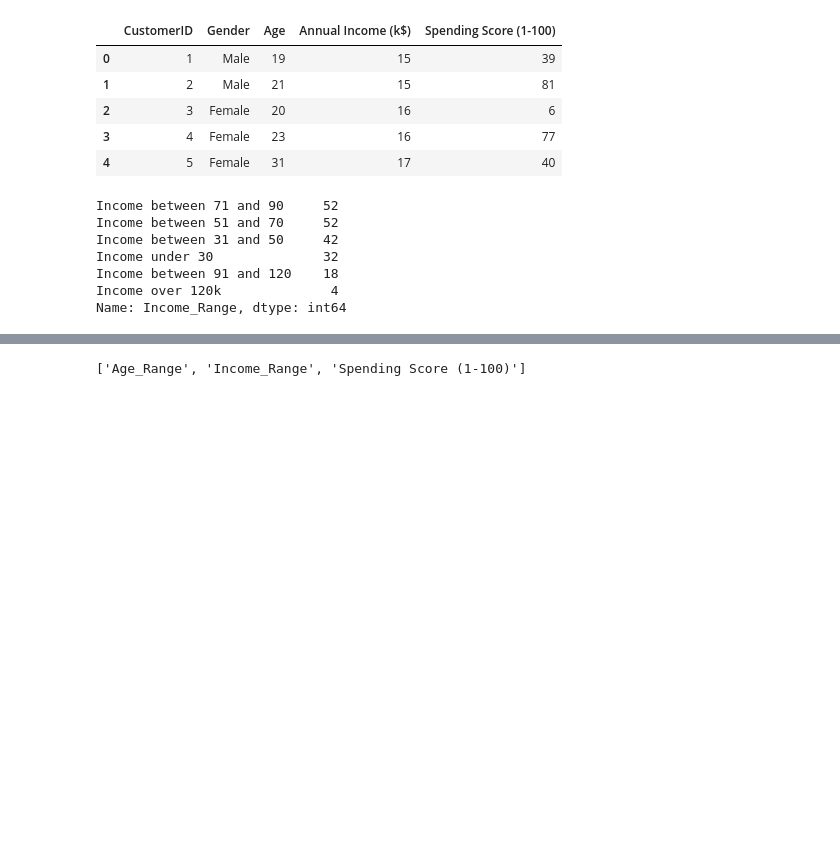
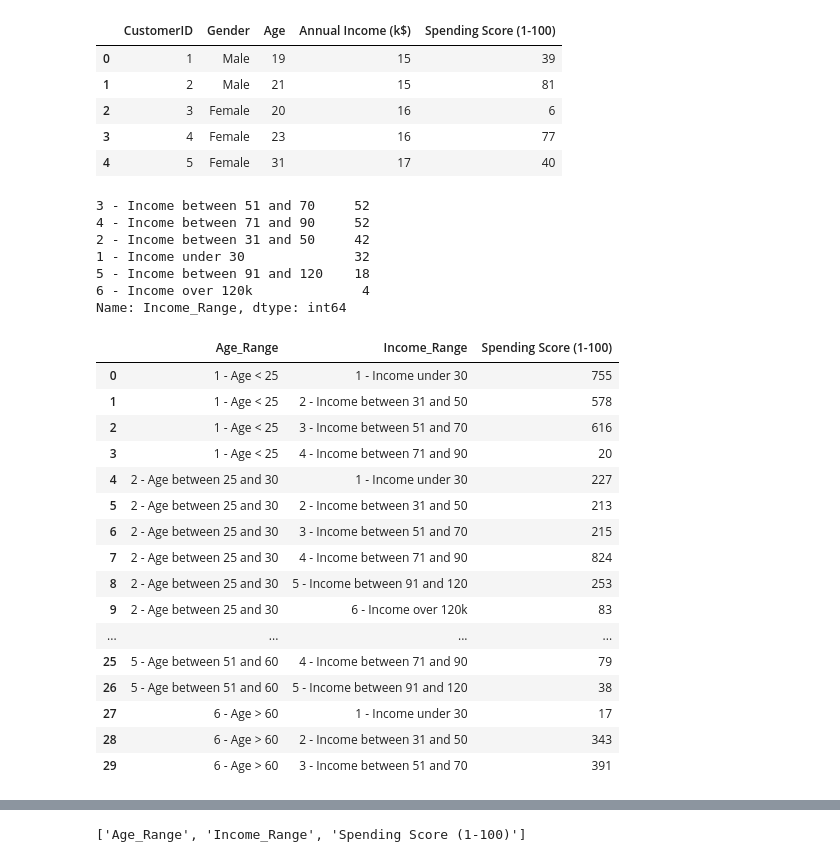
Before and after one commit to Saranyanv/test, a Jupyter notebook: 455_Assignment3.ipynb, the cells around one changed output, grey strips where cells are left out. Drawn from its saved outputs; the diff is of its cells as text; code cells hidden in the pictures; blank space fills up the shorter version.

```diff
--- a/455_Assignment3.ipynb
+++ b/455_Assignment3.ipynb
@@ -71,30 +71,30 @@ Mall_Customers.head(5)
 | 3 | 4 | Female | 23 | 16 | 77 |
 | 4 | 5 | Female | 31 | 17 | 40 |
 # %%
-Mall_Customers['Age_Range']='Age - No Range'
-Mall_Customers.loc[Mall_Customers['Age'].between(18, 24, inclusive = True), 'Age_Range'] = 'Age under 25'
-Mall_Customers.loc[Mall_Customers['Age'].between(25, 30, inclusive = True), 'Age_Range'] = 'Age between 25 and 30'
-Mall_Customers.loc[Mall_Customers['Age'].between(31, 40, inclusive = True), 'Age_Range'] = 'Age between 31 and 40'
-Mall_Customers.loc[Mall_Customers['Age'].between(41, 50, inclusive = True), 'Age_Range'] = 'Age between 25 and 30'
-Mall_Customers.loc[Mall_Customers['Age'].between(51, 60, inclusive = True), 'Age_Range'] = 'Age between 51 and 60'
-Mall_Customers.loc[Mall_Customers['Age'] > 60, 'Age_Range'] = 'Age over 60'
+Mall_Customers['Age_Range']='0 - Age - No Range'
+Mall_Customers.loc[Mall_Customers['Age'].between(18, 24, inclusive = True), 'Age_Range'] = '1 - Age < 25'
+Mall_Customers.loc[Mall_Customers['Age'].between(25, 30, inclusive = True), 'Age_Range'] = '2 - Age between 25 and 30'
+Mall_Customers.loc[Mall_Customers['Age'].between(31, 40, inclusive = True), 'Age_Range'] = '3 - Age between 31 and 40'
+Mall_Customers.loc[Mall_Customers['Age'].between(41, 50, inclusive = True), 'Age_Range'] = '4 - Age between 41 and 50'
+Mall_Customers.loc[Mall_Customers['Age'].between(51, 60, inclusive = True), 'Age_Range'] = '5 - Age between 51 and 60'
+Mall_Customers.loc[Mall_Customers['Age'] > 60, 'Age_Range'] = '6 - Age > 60'
 # %%
-Mall_Customers['Income_Range']='Income - No Range'
-Mall_Customers.loc[Mall_Customers['Annual Income (k$)'].between(15, 30, inclusive = True), 'Income_Range'] = 'Income under 30'
-Mall_Customers.loc[Mall_Customers['Annual Income (k$)'].between(31, 50, inclusive = True), 'Income_Range'] = 'Income between 31 and 50'
-Mall_Customers.loc[Mall_Customers['Annual Income (k$)'].between(51, 70, inclusive = True), 'Income_Range'] = 'Income between 51 and 70'
-Mall_Customers.loc[Mall_Customers['Annual Income (k$)'].between(71, 90, inclusive = True), 'Income_Range'] = 'Income between 71 and 90'
-Mall_Customers.loc[Mall_Customers['Annual Income (k$)'].between(91, 120, inclusive = True), 'Income_Range'] = 'Income between 91 and 120'
-Mall_Customers.loc[Mall_Customers['Annual Income (k$)'] > 120, 'Income_Range'] = 'Income over 120k'
+Mall_Customers['Income_Range']='0 - Income - No Range'
+Mall_Customers.loc[Mall_Customers['Annual Income (k$)'].between(15, 30, inclusive = True), 'Income_Range'] = '1 - Income under 30'
+Mall_Customers.loc[Mall_Customers['Annual Income (k$)'].between(31, 50, inclusive = True), 'Income_Range'] = '2 - Income between 31 and 50'
+Mall_Customers.loc[Mall_Customers['Annual Income (k$)'].between(51, 70, inclusive = True), 'Income_Range'] = '3 - Income between 51 and 70'
+Mall_Customers.loc[Mall_Customers['Annual Income (k$)'].between(71, 90, inclusive = True), 'Income_Range'] = '4 - Income between 71 and 90'
+Mall_Customers.loc[Mall_Customers['Annual Income (k$)'].between(91, 120, inclusive = True), 'Income_Range'] = '5 - Income between 91 and 120'
+Mall_Customers.loc[Mall_Customers['Annual Income (k$)'] > 120, 'Income_Range'] = '6 - Income over 120k'
 # %%
 Mall_Customers['Income_Range'].value_counts()
 # %% [output]
-Income between 71 and 90     52
-Income between 51 and 70     52
-Income between 31 and 50     42
-Income under 30              32
-Income between 91 and 120    18
-Income over 120k              4
+3 - Income between 51 and 70     52
+4 - Income between 71 and 90     52
+2 - Income between 31 and 50     42
+1 - Income under 30              32
+5 - Income between 91 and 120    18
+6 - Income over 120k              4
 Name: Income_Range, dtype: int64
 # %%
 Mall_Customers_Agg = Mall_Customers.groupby(['Age_Range', 'Income_Range'])['Spending Score (1-100)'].agg('sum').reset_index()
@@ -101,2 +102,3 @@ Mall_Customers_Agg = Mall_Customers.groupby(['Age_Range', 'Income_Range'])['Spen
 # %%
-Mall_Customers_Agg = Mall_Customers.groupby(['Age_Range', 'Income_Range'])['Spending Score (1-100)'].agg('sum').reset_index()
+Mall_Customers_Agg_Age = Mall_Customers.groupby(['Age_Range'])['Spending Score (1-100)'].agg('sum').reset_index()
+Mall_Customers_Agg_Age_Sorted = Mall_Customers_Agg_Age.sort_values(by=['Age_Range'])
@@ -107,0 +105,20 @@ subgroup_size=[4,3,5,6,5,10,5,5,4,6]
+# %%
+Mall_Customers_Agg
+# %% [output]
+|  | Age_Range | Income_Range | Spending Score (1-100) |
+| 0 | 1 - Age < 25 | 1 - Income under 30 | 755 |
+| 1 | 1 - Age < 25 | 2 - Income between 31 and 50 | 578 |
+| 2 | 1 - Age < 25 | 3 - Income between 51 and 70 | 616 |
+| 3 | 1 - Age < 25 | 4 - Income between 71 and 90 | 20 |
+| 4 | 2 - Age between 25 and 30 | 1 - Income under 30 | 227 |
+| 5 | 2 - Age between 25 and 30 | 2 - Income between 31 and 50 | 213 |
+| 6 | 2 - Age between 25 and 30 | 3 - Income between 51 and 70 | 215 |
+| 7 | 2 - Age between 25 and 30 | 4 - Income between 71 and 90 | 824 |
+| 8 | 2 - Age between 25 and 30 | 5 - Income between 91 and 120 | 253 |
+| 9 | 2 - Age between 25 and 30 | 6 - Income over 120k | 83 |
+| ... | ... | ... | ... |
+| 25 | 5 - Age between 51 and 60 | 4 - Income between 71 and 90 | 79 |
+| 26 | 5 - Age between 51 and 60 | 5 - Income between 91 and 120 | 38 |
+| 27 | 6 - Age > 60 | 1 - Income under 30 | 17 |
+| 28 | 6 - Age > 60 | 2 - Income between 31 and 50 | 343 |
+| 29 | 6 - Age > 60 | 3 - Income between 51 and 70 | 391 |
```
Also changed, not shown: parts of 6 cells of this notebook.
